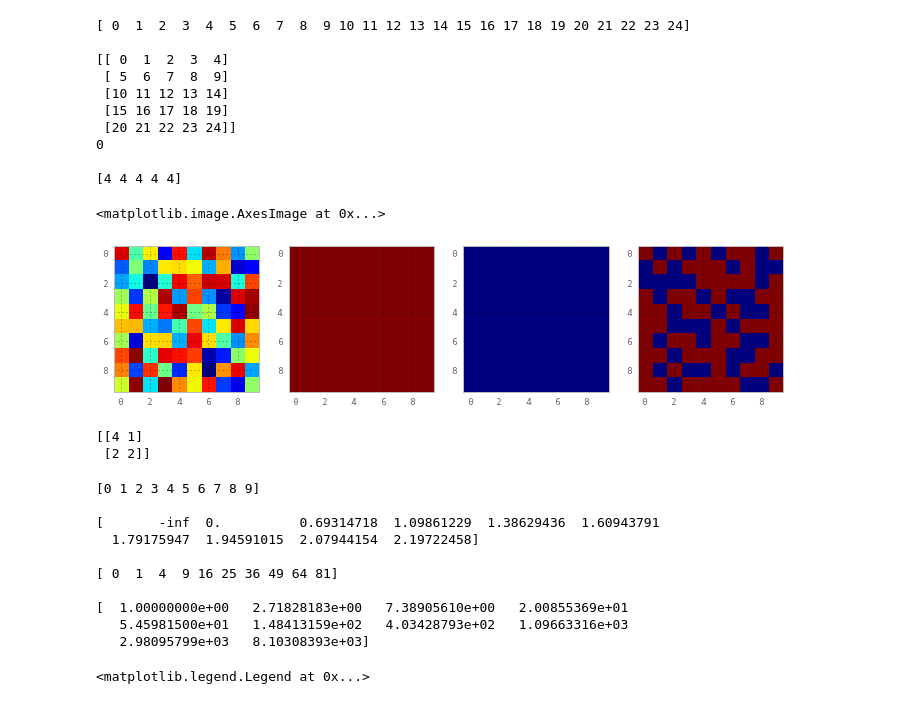
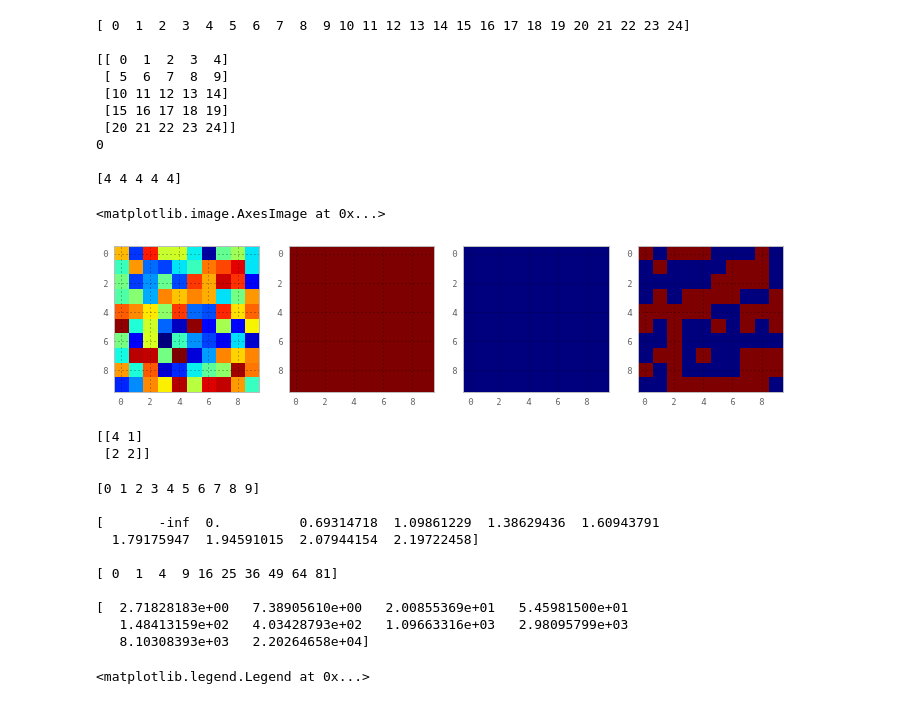
Before and after one commit to andrewgiessel/pydata_bos_2013_intro_to_numpy, a Jupyter notebook: Introduction To NumPy.ipynb, the cells around one changed output. Saved outputs shown, nothing was run; the diff lists cells and outputs as text; code cells hidden in the pictures.

```diff
--- a/Introduction To NumPy.ipynb
+++ b/Introduction To NumPy.ipynb
@@ -567,23 +567,23 @@ print np.argmax(qwer, axis=1)
 [4 4 4 4 4]
 # %%
 # np.ceil, np.floor, np.round - rounding operations, element-wise
-asdf = np.random.random((10,10)) # create an array of random numbers between 0 and 1
+A = np.random.random((10,10)) # create an array of random numbers between 0 and 1
 
-asdf_ceil = np.ceil(asdf)
-asdf_floor = np.floor(asdf)
-asdf_round = np.round(asdf)
+A_ceil = np.ceil(A)
+A_floor = np.floor(A)
+A_round = np.round(A)
 
 figure(figsize=(12,16))
 subplot(1,4,1)
-imshow(asdf)
+imshow(A)
 subplot(1,4,2)
-imshow(asdf_ceil, vmin=0, vmax=1)
+imshow(A_ceil, vmin=0, vmax=1)
 subplot(1,4,3)
-imshow(asdf_floor)
+imshow(A_floor)
 subplot(1,4,4)
-imshow(asdf_round)
+imshow(A_round)
 # %% [output]
 <matplotlib.image.AxesImage at 0x...>
-[figure, old version]
+[figure, new version]
 # %%
 # np.dot - dot product.  works for vectors and matrices - for 2d matricies it is the matrix product
@@ -596,14 +596,14 @@ print np.dot(asdf, qwer)
 # %%
 # np.exp(), np.log(), np.power(), calculate exponential, log, and power functions on an element by element basis
 
-asdf = np.arange(10)
-print asdf
+A = np.arange(10)
+print A
 print
-print np.log(asdf)
+print np.log(A)
 print
-print np.power(asdf, 2) # second argument is the power function -- can be another array!
+print np.power(A, 2) # second argument is the power function -- can be another array!
 print
-print np.exp(asdf)
+print np.exp(A+1)
 # %% [output]
 [0 1 2 3 4 5 6 7 8 9]
 
@@ -612,9 +612,9 @@ print np.exp(asdf)
 
 [ 0  1  4  9 16 25 36 49 64 81]
 
-[  1.00000000e+00   2.71828183e+00   7.38905610e+00   2.00855369e+01
-   5.45981500e+01   1.48413159e+02   4.03428793e+02   1.09663316e+03
-   2.98095799e+03   8.10308393e+03]
+[  2.71828183e+00   7.38905610e+00   2.00855369e+01   5.45981500e+01
+   1.48413159e+02   4.03428793e+02   1.09663316e+03   2.98095799e+03
+   8.10308393e+03   2.20264658e+04]
 # %%
 # np.diff - discrete difference
 # note: has an axis argument
```
Also changed, not shown: parts of 36 cells of this notebook.
